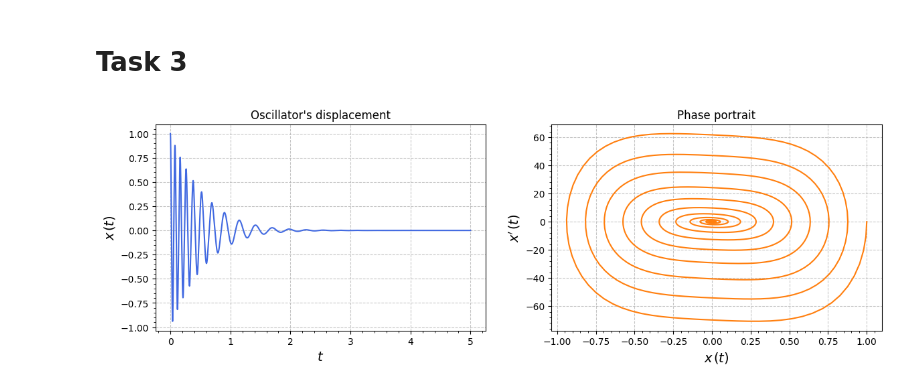
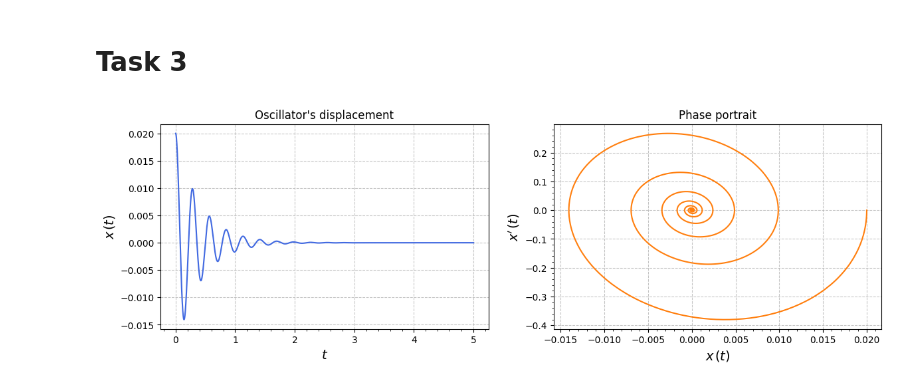
Before and after one commit to constabIe/de-ips4, a Jupyter notebook: notebooks/task-3.ipynb, the cells around one changed output. Cells and saved outputs as stored; diff of their text form; code cells hidden in the pictures.

```diff
--- a/notebooks/task-3.ipynb
+++ b/notebooks/task-3.ipynb
@@ -20,7 +20,7 @@ t_eval = np.linspace(0, 5, 5000)
 solution = solve_ivp(
     fun=oscillator,
     t_span=[0, 5],
-    y0=[1.0, 0.0],
+    y0=[0.02, 0.0],
     method='RK45',
     t_eval=t_eval,
     rtol=1e-6
@@ -32,33 +32,33 @@ ydot = solution.y[1]
 # %%
 fig, (ax1, ax2) = plt.subplots(1, 2, figsize=[14, 4])
 
 for ax in [ax1, ax2]:
     ax.grid(True, which="major", linestyle="--", linewidth=.75, alpha=.75)
 
 ax1.set_xlabel(r"$t$", fontsize=14)
 ax1.set_ylabel(r"$x\;\!(t)$", fontsize=14)
 ax1.set_title('Oscillator\'s displacement')
 
+ax1.xaxis.set_minor_locator(ticker.MultipleLocator(0.2))
 ax1.yaxis.set_minor_locator(ticker.MultipleLocator(0.05))
-ax1.xaxis.set_minor_locator(ticker.MultipleLocator(0.2))
 
 ax1.plot(
     t, y,
     color='royalblue'
 )
 
 ax2.set_xlabel(r"$x\;\!(t)$", fontsize=14)
 ax2.set_ylabel(r"$x'\;\!(t)$", fontsize=14)
 ax2.set_title('Phase portrait')
 
-ax2.xaxis.set_minor_locator(ticker.MultipleLocator(0.05))
-ax2.yaxis.set_minor_locator(ticker.MultipleLocator(4))
+ax2.xaxis.set_minor_locator(ticker.MultipleLocator(0.001))
+ax2.yaxis.set_minor_locator(ticker.MultipleLocator(0.02))
 
 ax2.plot(
     y, ydot,
     color=plt.cm.tab10(1)
 )
 
 plt.show()
 # %% [output]
-[figure, old version]
+[figure, new version]
```
Also changed, not shown: 2 other files.
